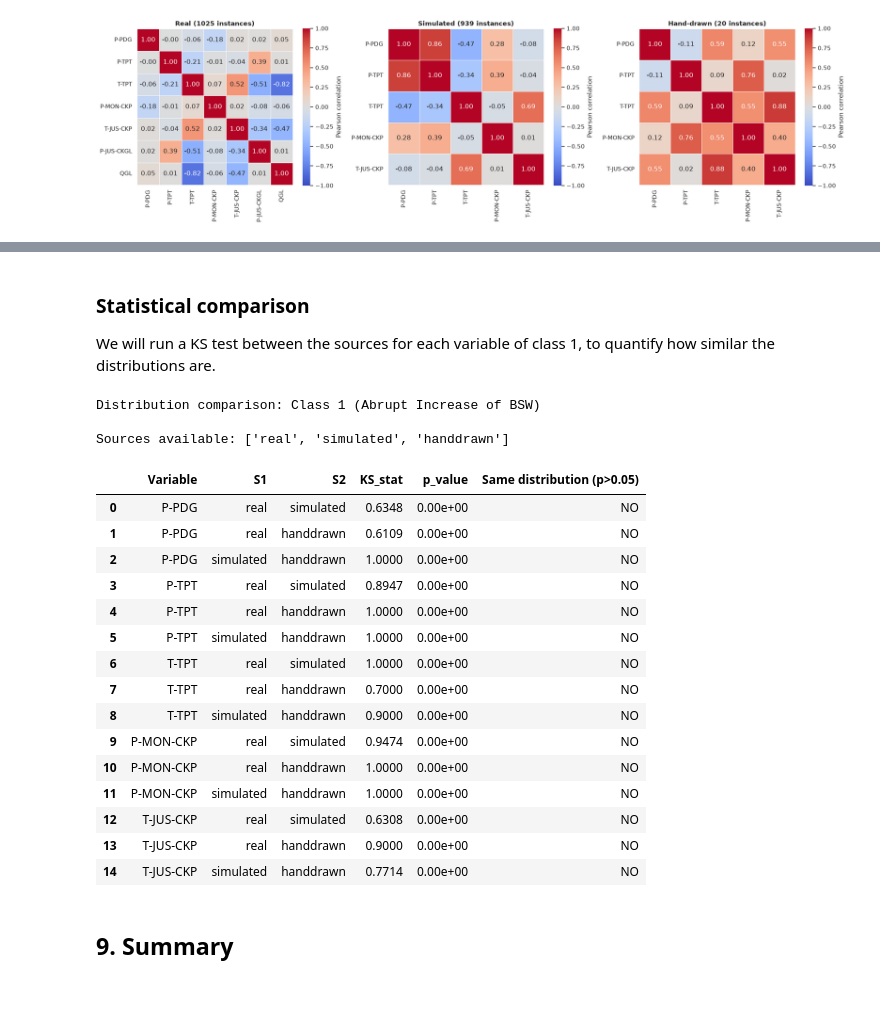
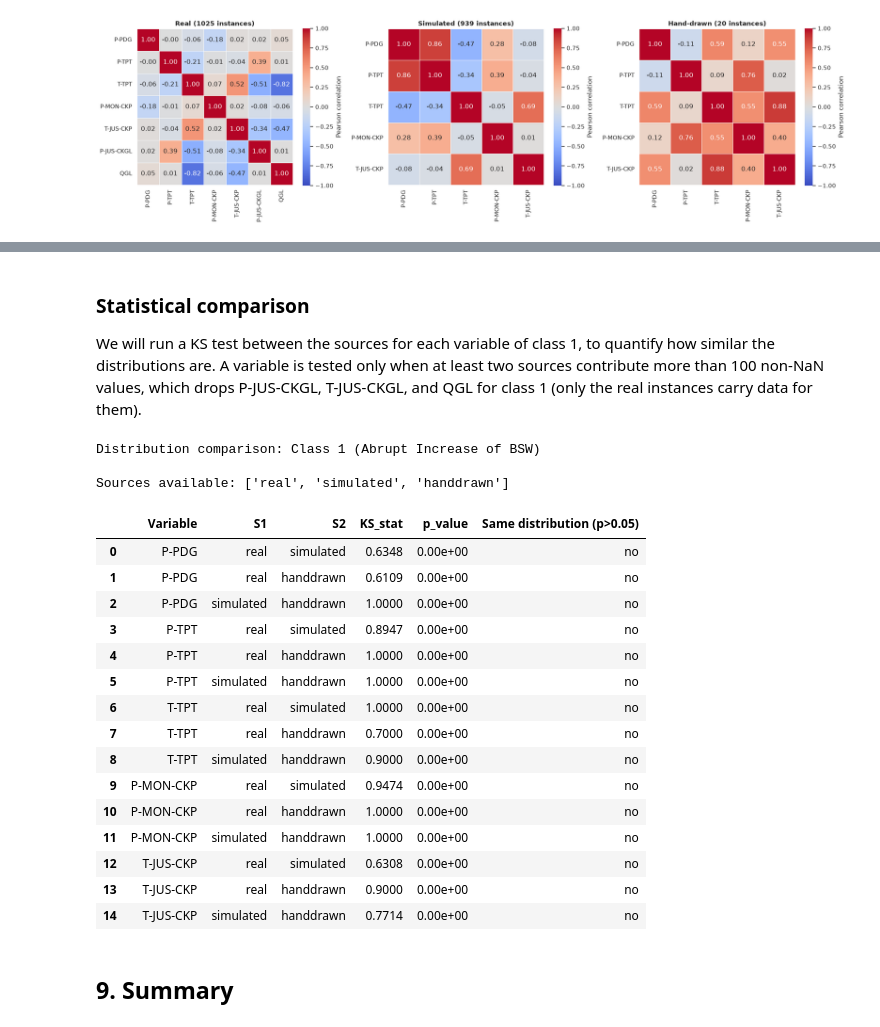
Before and after one commit to lollogiro/ai4i-transfer-learning-synthetic, a Jupyter notebook: stage1-data_exploration/3w_eda.ipynb, the cells around one changed output, grey strips where cells are left out. Drawn from its saved outputs; the diff is of its cells as text; code cells hidden in the pictures; blank space fills up the shorter version.

```diff
--- a/stage1-data_exploration/3w_eda.ipynb
+++ b/stage1-data_exploration/3w_eda.ipynb
@@ -59,31 +59,10 @@ extracted_dirs = [os.path.join(EXTRACTED_DATA_DIR, str(i)) for i in range(9)]
 extracted_exists = all(os.path.isdir(d) for d in extracted_dirs)
 
 if not extracted_exists:
-    import py7zr
-    archive_dir = os.path.dirname(EXTRACTED_DATA_DIR)
-    parts = [os.path.join(archive_dir, f'data.7z.{str(i).zfill(3)}') for i in range(1, 5)]
-    combined_path = os.path.join(archive_dir, 'data_combined.7z')
+    print('[WARNING] Data not extracted: extract the CSV data from the 7z archives first.')
 
-    if not os.path.exists(combined_path):
-        # concatenate 7z parts into a single file
-        with open(combined_path, 'wb') as out:
-            for part in parts:
-                with open(part, 'rb') as f:
-                    out.write(f.read())
-
-    with py7zr.SevenZipFile(combined_path, mode='r') as sz:
-        sz.extractall(path=archive_dir)
-
-    extracted_exists = all(os.path.isdir(d) for d in extracted_dirs)
-    print('Extraction complete' if extracted_exists else 'Extraction failed')
-
-if extracted_exists:
-    print('Dataset extracted')
-    for d in sorted(extracted_dirs):
-        csv_count = len(glob.glob(os.path.join(d, '*.csv')))
-        class_name = CLASS_NAMES.get(int(os.path.basename(d)), 'Unknown')
-        print(f'\tClass {os.path.basename(d)} ({class_name}): {csv_count} CSV files')
-else:
-    print('Dataset not present')
-    raise SystemExit(0)
+for d in sorted(extracted_dirs):
+    csv_count = len(glob.glob(os.path.join(d, '*.csv')))
+    class_name = CLASS_NAMES.get(int(os.path.basename(d)), 'Unknown')
+    print(f'Class {os.path.basename(d)} ({class_name}): {csv_count} CSV files')
 # %% [output]
@@ -731,62 +700,64 @@ if 7 in data:
 # %% [markdown]
 ### Statistical comparison
 
-We will run a KS test between the sources for each variable of class 1, to quantify how similar the distributions are.
+We will run a KS test between the sources for each variable of class 1, to quantify how similar the distributions are. A variable is tested only when at least two sources contribute more than 100 non-NaN values, which drops P-JUS-CKGL, T-JUS-CKGL, and QGL for class 1 (only the real instances carry data for them).
 # %%
-if 1 in data:
-    print('Distribution comparison: Class 1 (Abrupt Increase of BSW)\n')
+CLASS = 1  # Abrupt Increase of BSW
+
+if CLASS in data:
+    print(f'Distribution comparison: Class {CLASS} ({CLASS_NAMES[CLASS]})\n')
 
     sources_available = [s for s in ['real', 'simulated', 'handdrawn']
-                        if s in data[1] and len(data[1][s]) > 0]
+                        if s in data[CLASS] and len(data[CLASS][s]) > 0]
     print(f'Sources available: {sources_available}')
 
     results = []
     for var in VARIABLE_NAMES:
         var_data = {}
         for src in sources_available:
             vals = []
-            for inst in data[1][src]:
+            for inst in data[CLASS][src]:
                 if var in inst['data'].columns:
                     vals.extend(inst['data'][var].dropna().values[:10000])
             if len(vals) > 100:
                 var_data[src] = np.array(vals)
 
         if len(var_data) >= 2:
             srcs = list(var_data.keys())
             for i in range(len(srcs)):
                 for j in range(i+1, len(srcs)):
                     ks_stat, p_val = stats.ks_2samp(var_data[srcs[i]], var_data[srcs[j]])
                     results.append({
                         'Variable': var,
                         'S1': srcs[i],
                         'S2': srcs[j],
                         'KS_stat': round(ks_stat, 4),
                         'p_value': f'{p_val:.2e}',
-                        'Same distribution (p>0.05)': 'YES' if p_val > 0.05 else 'NO',
+                        'Same distribution (p>0.05)': 'yes' if p_val > 0.05 else 'no',
                     })
 
     if results:
         display(pd.DataFrame(results))
 # %% [output]
 Distribution comparison: Class 1 (Abrupt Increase of BSW)
 
 Sources available: ['real', 'simulated', 'handdrawn']
 |  | Variable | S1 | S2 | KS_stat | p_value | Same distribution (p>0.05) |
-| 0 | P-PDG | real | simulated | 0.6348 | 0.00e+00 | NO |
-| 1 | P-PDG | real | handdrawn | 0.6109 | 0.00e+00 | NO |
-| 2 | P-PDG | simulated | handdrawn | 1.0000 | 0.00e+00 | NO |
-| 3 | P-TPT | real | simulated | 0.8947 | 0.00e+00 | NO |
-| 4 | P-TPT | real | handdrawn | 1.0000 | 0.00e+00 | NO |
-| 5 | P-TPT | simulated | handdrawn | 1.0000 | 0.00e+00 | NO |
-| 6 | T-TPT | real | simulated | 1.0000 | 0.00e+00 | NO |
-| 7 | T-TPT | real | handdrawn | 0.7000 | 0.00e+00 | NO |
-| 8 | T-TPT | simulated | handdrawn | 0.9000 | 0.00e+00 | NO |
-| 9 | P-MON-CKP | real | simulated | 0.9474 | 0.00e+00 | NO |
-| 10 | P-MON-CKP | real | handdrawn | 1.0000 | 0.00e+00 | NO |
-| 11 | P-MON-CKP | simulated | handdrawn | 1.0000 | 0.00e+00 | NO |
-| 12 | T-JUS-CKP | real | simulated | 0.6308 | 0.00e+00 | NO |
-| 13 | T-JUS-CKP | real | handdrawn | 0.9000 | 0.00e+00 | NO |
-| 14 | T-JUS-CKP | simulated | handdrawn | 0.7714 | 0.00e+00 | NO |
+| 0 | P-PDG | real | simulated | 0.6348 | 0.00e+00 | no |
+| 1 | P-PDG | real | handdrawn | 0.6109 | 0.00e+00 | no |
+| 2 | P-PDG | simulated | handdrawn | 1.0000 | 0.00e+00 | no |
+| 3 | P-TPT | real | simulated | 0.8947 | 0.00e+00 | no |
+| 4 | P-TPT | real | handdrawn | 1.0000 | 0.00e+00 | no |
+| 5 | P-TPT | simulated | handdrawn | 1.0000 | 0.00e+00 | no |
+| 6 | T-TPT | real | simulated | 1.0000 | 0.00e+00 | no |
+| 7 | T-TPT | real | handdrawn | 0.7000 | 0.00e+00 | no |
+| 8 | T-TPT | simulated | handdrawn | 0.9000 | 0.00e+00 | no |
+| 9 | P-MON-CKP | real | simulated | 0.9474 | 0.00e+00 | no |
+| 10 | P-MON-CKP | real | handdrawn | 1.0000 | 0.00e+00 | no |
+| 11 | P-MON-CKP | simulated | handdrawn | 1.0000 | 0.00e+00 | no |
+| 12 | T-JUS-CKP | real | simulated | 0.6308 | 0.00e+00 | no |
+| 13 | T-JUS-CKP | real | handdrawn | 0.9000 | 0.00e+00 | no |
+| 14 | T-JUS-CKP | simulated | handdrawn | 0.7714 | 0.00e+00 | no |
 # %% [markdown]
 ## 9. Summary
 # %% [markdown]
```
Also changed, not shown: parts of 11 cells of this notebook.
